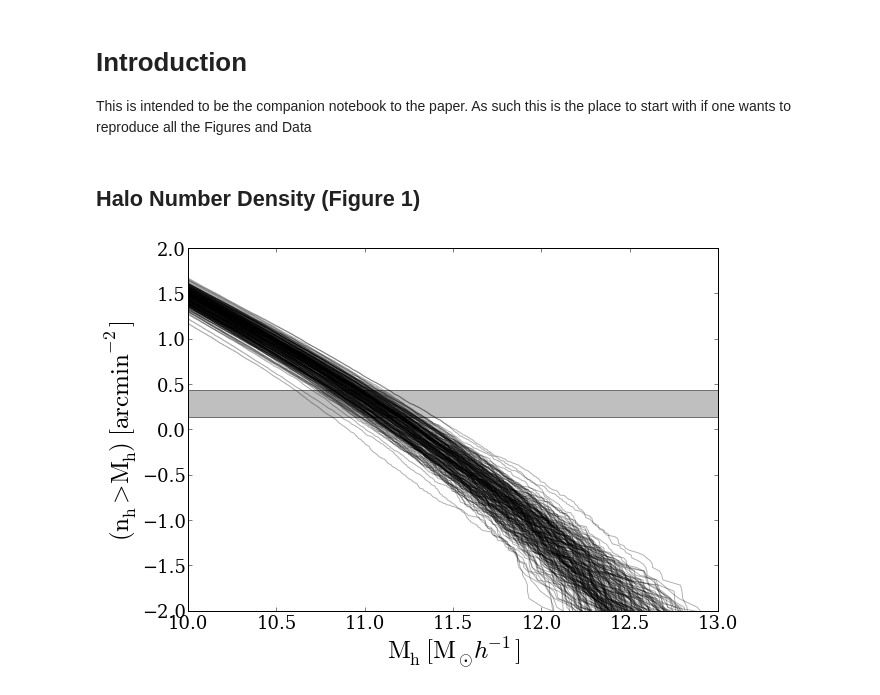
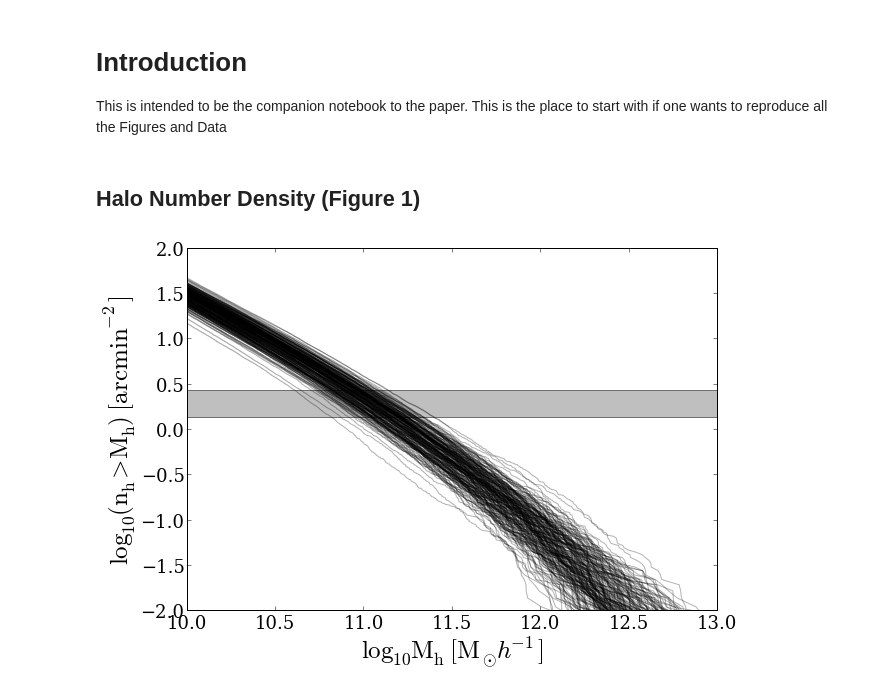
Before and after one commit to forero/CosmicVarianceLAES, a Jupyter notebook: code/paper.ipynb, the cells around one changed output. Drawn from its saved outputs; the diff is of its cells as text; code cells hidden in the pictures.

```diff
--- a/code/paper.ipynb
+++ b/code/paper.ipynb
@@ -1,10 +1,10 @@
 # %% [markdown]
 # Introduction
 This is intended to be the companion notebook to the paper.
-As such this is the place to start with if one wants to reproduce all
+This is the place to start with if one wants to reproduce all
 the Figures and Data
 # %%
-repo_path='/home/forero/Dropbox/CosmicVarianceLAES/'
+repo_path='/Users/forero/Dropbox/CosmicVarianceLAES/'
 dm_data_path='data/dark_matter/FOF/'
 lae_data_path='data/laes/FOF/'
 data_path='data/mock_survey/'
@@ -35,35 +35,35 @@ if Figure1:
 
     fig = figure(1, figsize=(9.5,6.5))
     ax = axes()
-    ax.set_xlabel("$\mathrm{M_{h}\ [M_{\odot}}h^{-1}]$",fontsize=25)
-    ax.set_ylabel("$\mathrm{(n_{h}>M_{h})\ [arcmin}^{-2}]$",fontsize=25)
+    ax.set_xlabel("$\log_{10}\mathrm{M_{h}\ [M_{\odot}}h^{-1}]$",fontsize=25)
+    ax.set_ylabel("$\log_{10}\mathrm{(n_{h}>M_{h})\ [arcmin}^{-2}]$",fontsize=25)
     ticklabels_x = ax.get_xticklabels()
     ticklabels_y = ax.get_yticklabels()
 
     for label_x in ticklabels_x:
         label_x.set_fontsize(18)
         label_x.set_family('serif')
     for label_y in ticklabels_y:
         label_y.set_fontsize(18)
         label_y.set_family('serif')
     p = axhspan(amin(n_lae_obs), amax(n_lae_obs), facecolor='0.5', alpha=0.5)
     for i in range(n_x):
         for j in range(n_y):
             for k in range(n_z):
                 filename = 'halos_bolshoi_%d-%d-%d.csv'%(i, j, k)
                 model_data = loadtxt(repo_path + dm_data_path + filename, skiprows=12, delimiter=",")
                 halo_mass = model_data[:,4]
                 halo_mass = sort(halo_mass)
                 n_items = size(halo_mass)
                 integrated = linspace(n_items,1.0,num=n_items)
                 integrated = integrated/box_volume * (inverse_mean_area / inverse_mean_vol)
                 plot(halo_mass, log10(integrated), color='black',ms=1,linewidth=1.0, alpha=0.3)
 
     ax.set_xlim([10.0,13.0])
     ax.set_ylim([-2.0,2.0])
     filename='Fig1'
     savefig(filename + '.eps',format = 'eps', transparent=True)
     savefig(filename + '.pdf',format = 'pdf', transparent=True)
     savefig(filename + '.png',format = 'png', transparent=True)
 # %% [output]
-[figure, old version]
+[figure, new version]
```
Also changed, not shown: 6 other files.
